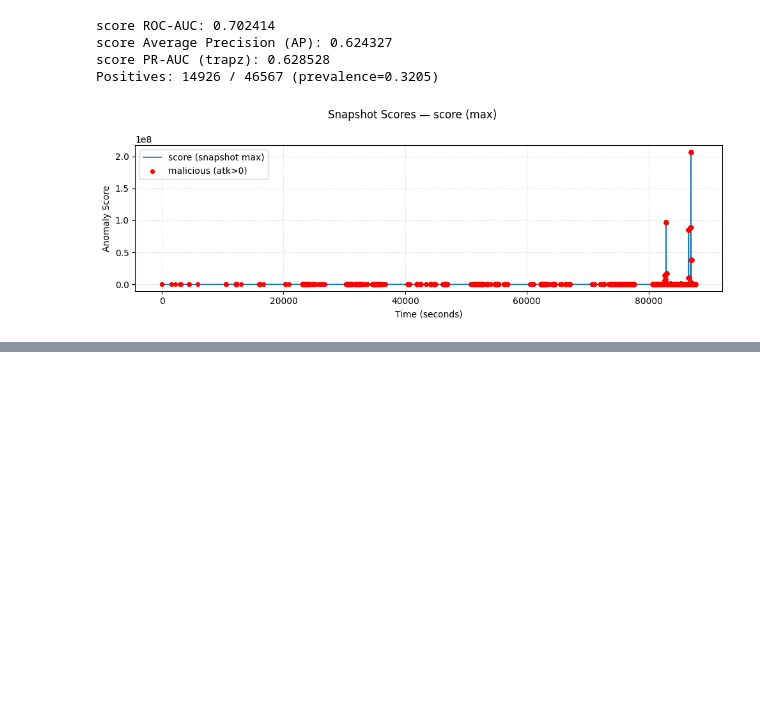
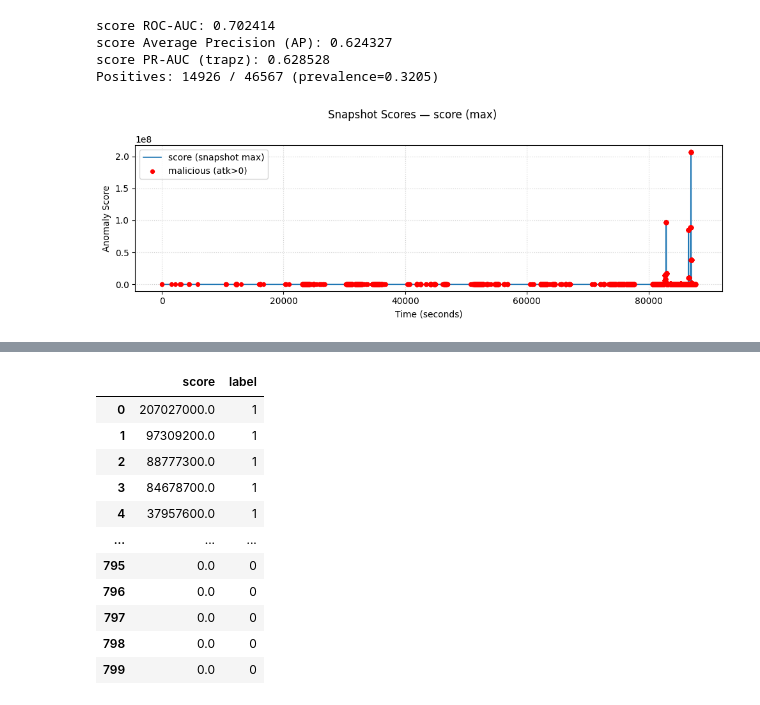
Before and after one commit to security-privacy-lab/online-anomaly-detection, a Jupyter notebook: WUIL/roc_calculation.ipynb, the cells around one changed output, grey strips where cells are left out. Saved outputs shown, nothing was run; the diff lists cells and outputs as text; code cells hidden in the pictures; blank space fills up the shorter version.

```diff
--- a/WUIL/roc_calculation.ipynb
+++ b/WUIL/roc_calculation.ipynb
@@ -621,0 +863,87 @@ Positives: 14926 / 46567 (prevalence=0.3205)
+# %%
+# === DARPA top-K evaluation from anomaly scores (no PR curve) ===
+import re, numpy as np, pandas as pd
+from pathlib import Path
+
+# -------- CONFIG --------
+path = "darpa_anomaly.txt"
+Ks   = list(range(50, 801, 50))
+show_topk_table = True
+preview_top = 800
+
+
+p = Path(path)
+if not p.exists():
+    raise FileNotFoundError(f"Cannot find file: {p}")
+
+def try_read_score_label_text(text: str):
+    """Parse lines like '<score> <label>'."""
+    lines = [ln.strip() for ln in text.splitlines() if ln.strip()]
+    pair_re = re.compile(r"^\s*([-+]?\d*\.?\d+(?:[eE][-+]?\d+)?)\s+([01])\s*$")
+    rows = []
+    for ln in lines:
+        m = pair_re.match(ln)
+        if m:
+            score = float(m.group(1))
+            lab   = int(m.group(2))
+            rows.append((score, lab))
+    return rows
+
+
+if p.suffix.lower() == ".csv":
+    df = pd.read_csv(p)
+    if not {"score","label"}.issubset(df.columns):
+        raise ValueError("CSV must have columns: score,label")
+    df = df[["score","label"]].copy()
+else:
+    txt = p.read_text(encoding="utf-8", errors="ignore")
+    rows = try_read_score_label_text(txt)
+    if not rows:
+
+        df = pd.read_csv(p)
+        if not {"score","label"}.issubset(df.columns):
+            raise ValueError("No valid '<score> <label>' lines found and not a usable CSV with 'score,label'.")
+        df = df[["score","label"]].copy()
+    else:
+        df = pd.DataFrame(rows, columns=["score","label"])
+
+
+if df.empty:
+    raise ValueError("No data parsed.")
+if df["label"].max() > 1 or df["label"].min() < 0:
+    raise ValueError("Labels must be 0/1.")
+
+
+df = df.sort_values("score", ascending=False, kind="mergesort").reset_index(drop=True)
+
+
+y = df["label"].to_numpy(dtype=int)
+scores = df["score"].to_numpy(dtype=float)
+P = int(y.sum())
+if P == 0:
+    raise ValueError("No positive labels (1) found; cannot compute metrics.")
+
+tp = np.cumsum(y)
+fp = np.cumsum(1 - y)
+prec = tp / (tp + fp)
+rec  = tp / P
+pr_auc = float(np.trapz(prec, rec))
+
+N = len(df)
+print(f"Total items: {N}   Positives: {P}")
+print(f"PR-AUC (trapezoidal): {pr_auc:.6f}\n")
+
+for K in Ks:
+    if K > N:
+        break
+    tpK = int(tp[K-1])
+    precK = tpK / K
+    recK  = tpK / P
+    print(f"[TOP{K:>4}]  TP={tpK:>4}   Precision={precK:6.3f}   Recall={recK:6.3f}")
+
+
+if show_topk_table:
+    Kshow = min(preview_top, N)
+    print(f"\nTop-{Kshow} preview (score, label):")
+    display(df.head(Kshow))
+# %% [output]
@@ -621,0 +967,12 @@ Positives: 14926 / 46567 (prevalence=0.3205)
+|  | score | label |
+| 0 | 207027000.0 | 1 |
+| 1 | 97309200.0 | 1 |
+| 2 | 88777300.0 | 1 |
+| 3 | 84678700.0 | 1 |
+| 4 | 37957600.0 | 1 |
+| ... | ... | ... |
+| 795 | 0.0 | 0 |
+| 796 | 0.0 | 0 |
+| 797 | 0.0 | 0 |
+| 798 | 0.0 | 0 |
+| 799 | 0.0 | 0 |
```
Also changed, not shown: parts of 6 cells of this notebook.
